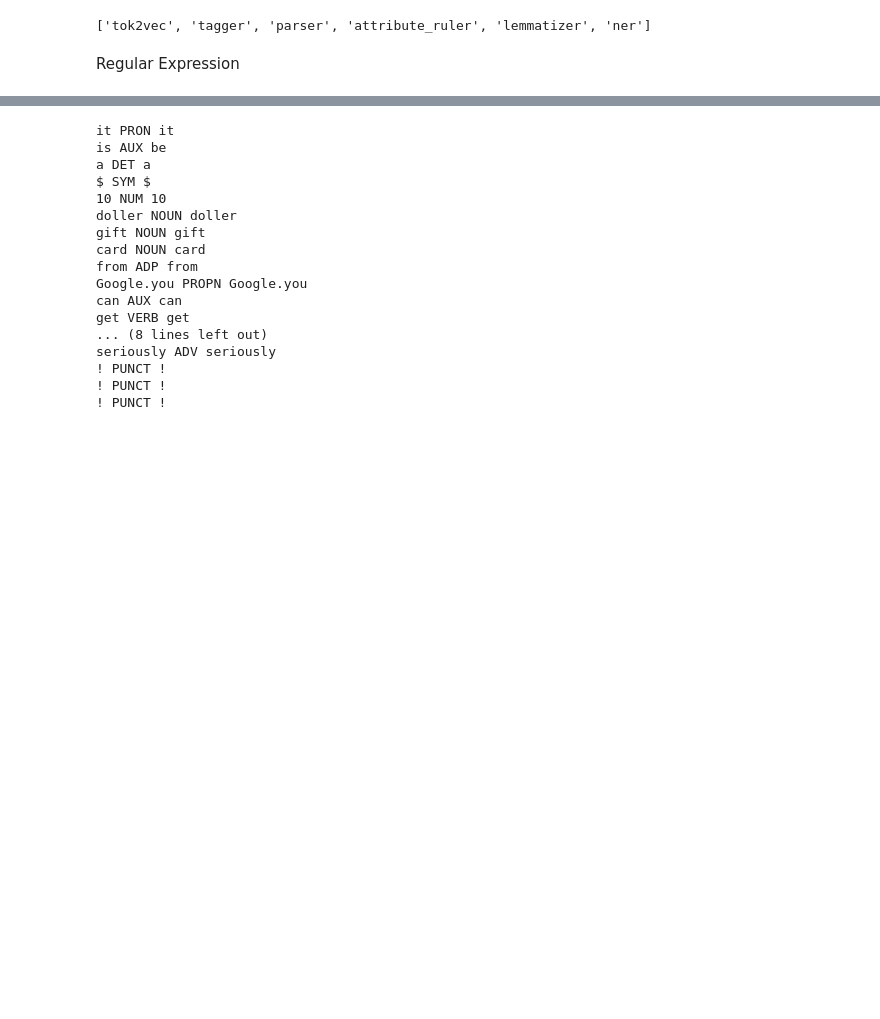
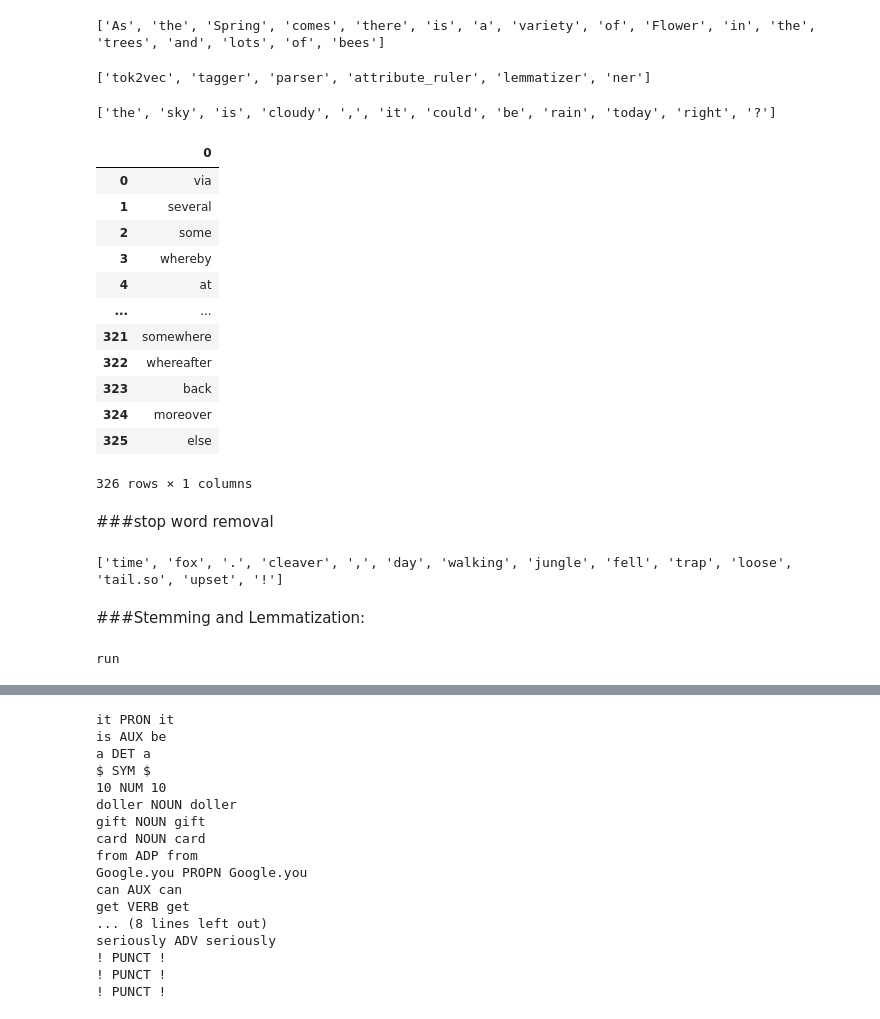
Before and after one commit to tanim95/NLP, a Jupyter notebook: nlp.ipynb, the cells around one changed output, grey strips where cells are left out. Drawn from its saved outputs; the diff is of its cells as text; code cells hidden in the pictures; blank space fills up the shorter version.

```diff
--- a/nlp.ipynb
+++ b/nlp.ipynb
@@ -8,3 +15,9 @@ import pandas as pd
 # %%
 nlp = spacy.load('en_core_web_sm')
+# %%
+doc = nlp("As the Spring comes there is a variety of Flower in the trees and lots of bees")
+tokens = [token.text for token in doc]
+print(tokens)
+# %% [output]
+['As', 'the', 'Spring', 'comes', 'there', 'is', 'a', 'variety', 'of', 'Flower', 'in', 'the', 'trees', 'and', 'lots', 'of', 'bees']
 # %%
@@ -12,5 +25,10 @@ nlp = spacy.load('en_core_web_sm')
 nlp.pipe_names
 # %% [output]
 ['tok2vec', 'tagger', 'parser', 'attribute_ruler', 'lemmatizer', 'ner']
-# %% [markdown]
-Regular Expression
+# %%
+text = "The sky is Cloudy,it could be rain today Right?"
+text = text.lower()
+tokens = word_tokenize(text)
+print(tokens)
+# %% [output]
+['the', 'sky', 'is', 'cloudy', ',', 'it', 'could', 'be', 'rain', 'today', 'right', '?']
@@ -16,0 +37,34 @@ Regular Expression
+# %%
+pd.DataFrame(nlp.Defaults.stop_words)
+# %% [output]
+|  | 0 |
+| 0 | via |
+| 1 | several |
+| 2 | some |
+| 3 | whereby |
+| 4 | at |
+| ... | ... |
+| 321 | somewhere |
+| 322 | whereafter |
+| 323 | back |
+| 324 | moreover |
+| 325 | else |
+326 rows × 1 columns
+# %% [markdown]
+###stop word removal
+# %%
+doc = nlp("Once upon a time there was a fox.He was very cleaver,one day he was walking in the jungle when he fell into a trap and loose his tail.so he become very upset!")
+filtered_tokens = [token.text for token in doc if not token.is_stop]
+print(filtered_tokens)
+# %% [output]
+['time', 'fox', '.', 'cleaver', ',', 'day', 'walking', 'jungle', 'fell', 'trap', 'loose', 'tail.so', 'upset', '!']
+# %% [markdown]
+###Stemming and Lemmatization:
+# %%
+from nltk.stem import PorterStemmer
+stemmer = PorterStemmer()
+word = "running"
+stemmed_word = stemmer.stem(word)
+print(stemmed_word)
+# %% [output]
+run
```
Also changed, not shown: parts of 59 cells of this notebook.
